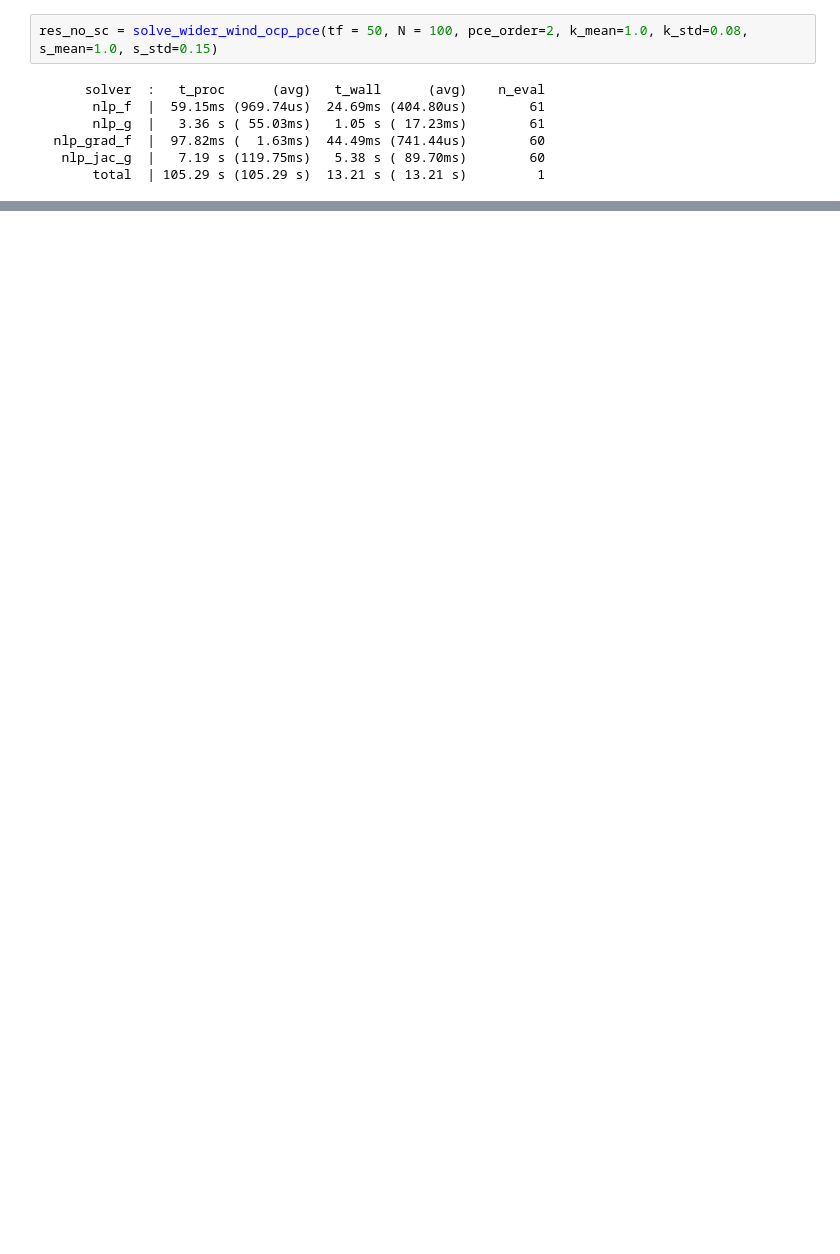
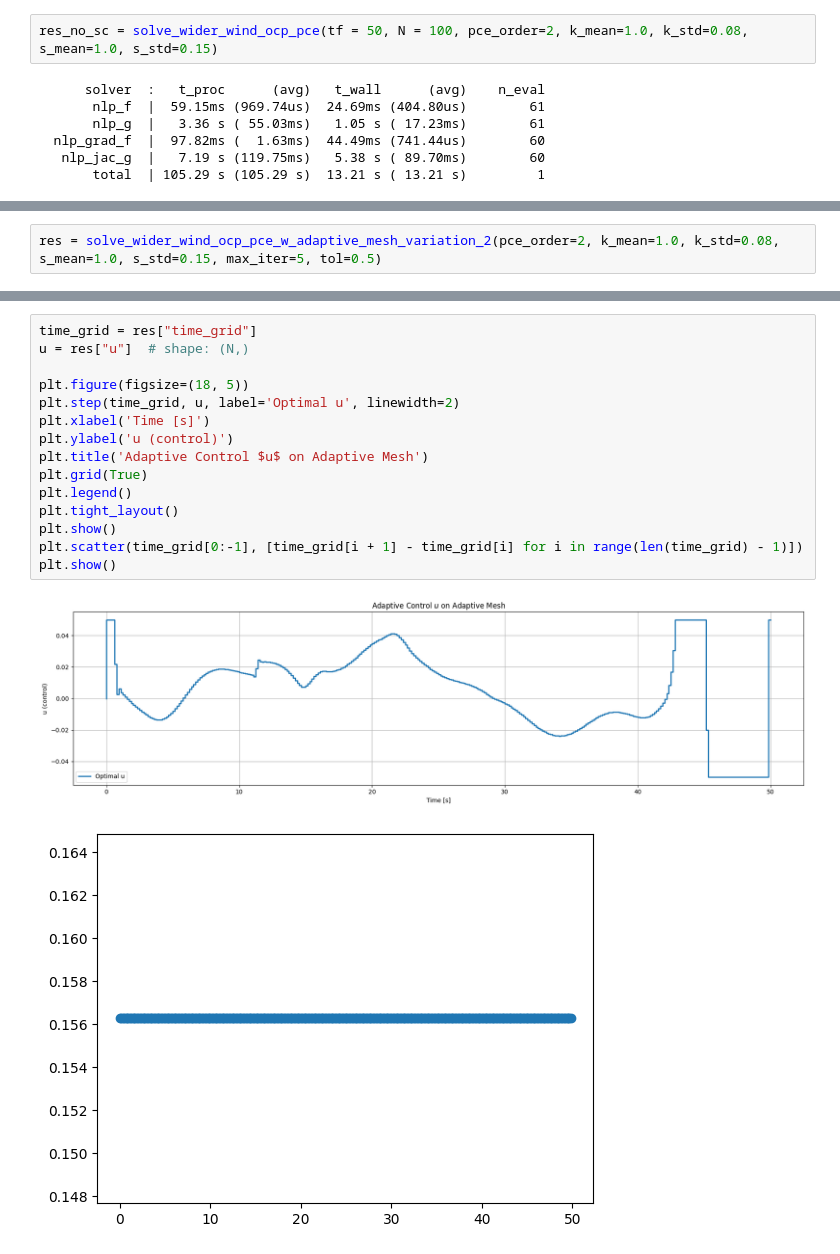
Before and after one commit to MrGoomb0/case_studies_s3, a Jupyter notebook: wider_wind_pce_w_step_control_alternatives.ipynb, the cells around one changed output, grey strips where cells are left out. Cells and saved outputs as stored; diff of their text form; blank space fills up the shorter version.

Commit message:
Adds the second veriation of step_size control.

```diff
--- a/wider_wind_pce_w_step_control_alternatives.ipynb
+++ b/wider_wind_pce_w_step_control_alternatives.ipynb
@@ -1066,0 +1390,2 @@ P(Under 0) = 0.0002
+# %%
+res = solve_wider_wind_ocp_pce_w_adaptive_mesh_variation_2(pce_order=2, k_mean=1.0, k_std=0.08, s_mean=1.0, s_std=0.15, max_iter=5, tol=0.5)
@@ -1066,0 +1410,18 @@ P(Under 0) = 0.0002
+# %%
+time_grid = res["time_grid"]
+u = res["u"]  # shape: (N,)
+
+plt.figure(figsize=(18, 5))
+plt.step(time_grid, u, label='Optimal u', linewidth=2)
+plt.xlabel('Time [s]')
+plt.ylabel('u (control)')
+plt.title('Adaptive Control $u$ on Adaptive Mesh')
+plt.grid(True)
+plt.legend()
+plt.tight_layout()
+plt.show()
+plt.scatter(time_grid[0:-1], [time_grid[i + 1] - time_grid[i] for i in range(len(time_grid) - 1)])
+plt.show()
+# %% [output]
+[figure, added]
+[figure, added]
```
Also changed, not shown: parts of 12 cells of this notebook.
